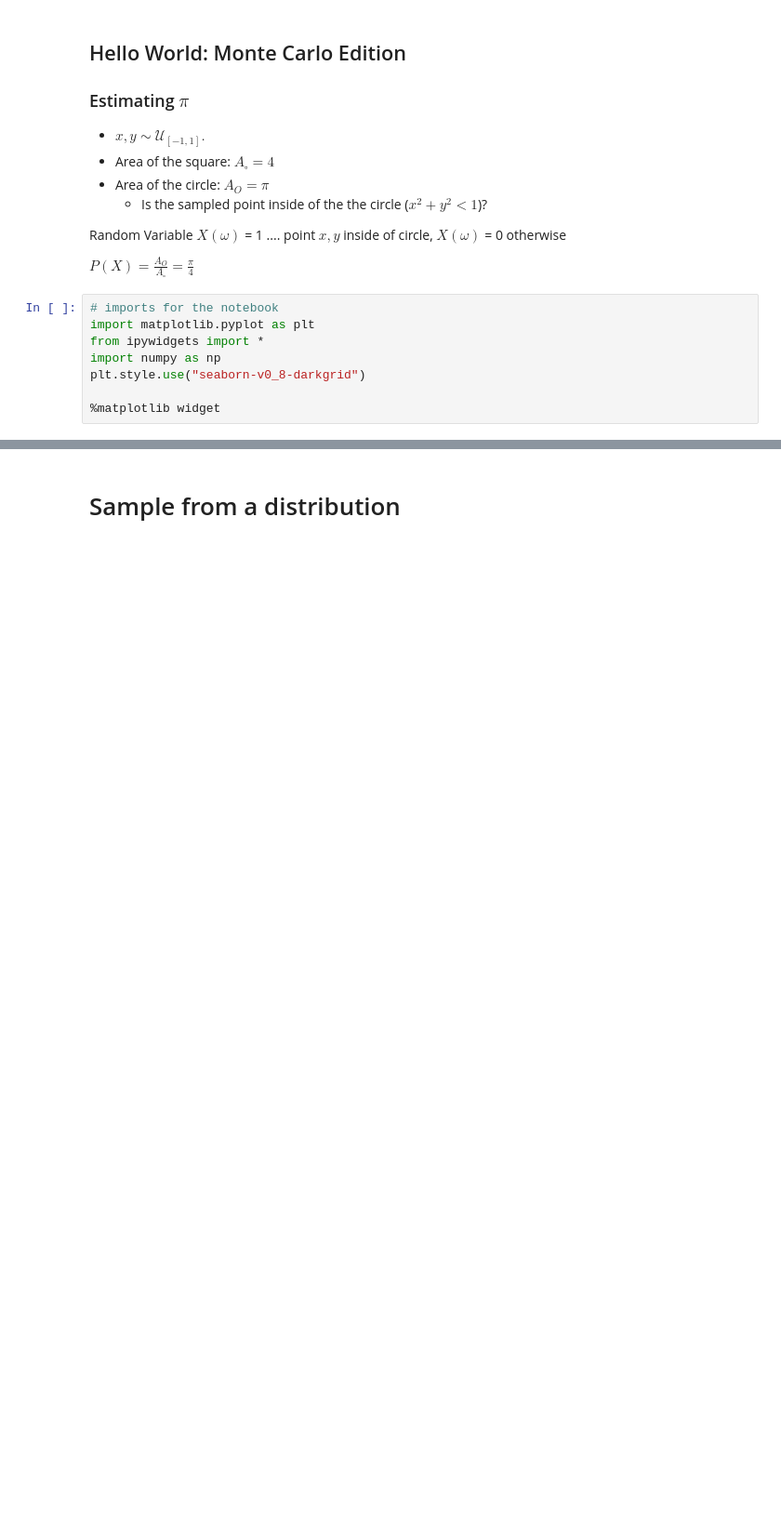
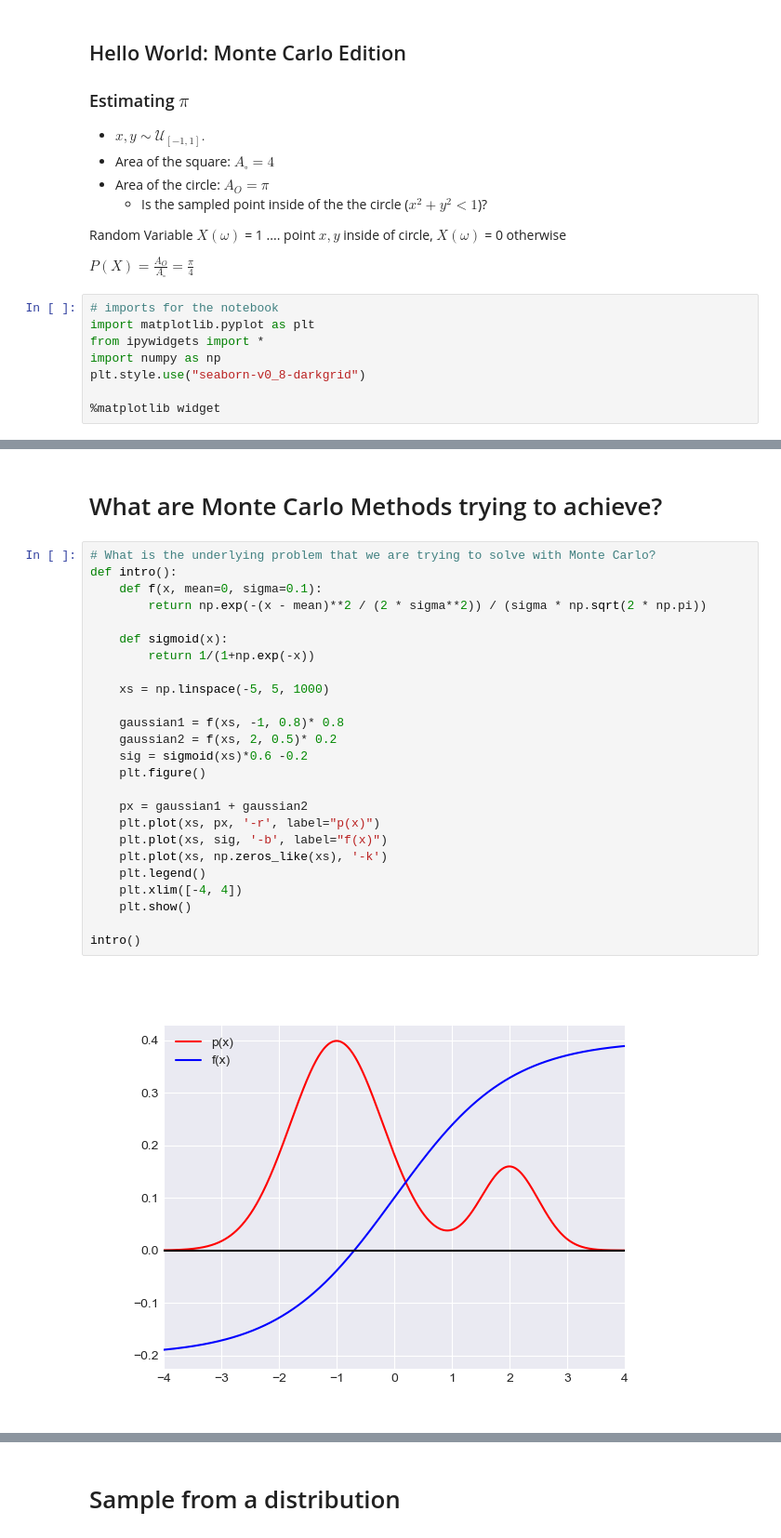
Before and after one commit to f-ilic/cib_seminar, a Jupyter notebook: overview.ipynb, the cells around one changed output, grey strips where cells are left out. Shown at 93% size. Saved outputs shown, nothing was run; the diff lists cells and outputs as text; blank space fills up the shorter version.

Commit message:
Intro from Bishop / Box Muller / Galton board?

```diff
--- a/overview.ipynb
+++ b/overview.ipynb
@@ -62,0 +63,29 @@ interactive(children=(IntSlider(value=1, description='n', max=10000, min=1), Out
+# %% [markdown]
+# What are Monte Carlo Methods trying to achieve?
+# %%
+# What is the underlying problem that we are trying to solve with Monte Carlo?
+def intro():
+    def f(x, mean=0, sigma=0.1):
+        return np.exp(-(x - mean)**2 / (2 * sigma**2)) / (sigma * np.sqrt(2 * np.pi))
+
+    def sigmoid(x):
+        return 1/(1+np.exp(-x))
+
+    xs = np.linspace(-5, 5, 1000)
+
+    gaussian1 = f(xs, -1, 0.8)* 0.8
+    gaussian2 = f(xs, 2, 0.5)* 0.2
+    sig = sigmoid(xs)*0.6 -0.2
+    plt.figure()
+
+    px = gaussian1 + gaussian2
+    plt.plot(xs, px, '-r', label="p(x)")
+    plt.plot(xs, sig, '-b', label="f(x)")
+    plt.plot(xs, np.zeros_like(xs), '-k')
+    plt.legend()
+    plt.xlim([-4, 4])
+    plt.show()
+
+intro()
+# %% [output]
+[figure, added]
```
Also changed, not shown: parts of 8 cells of this notebook, 1 other file.
